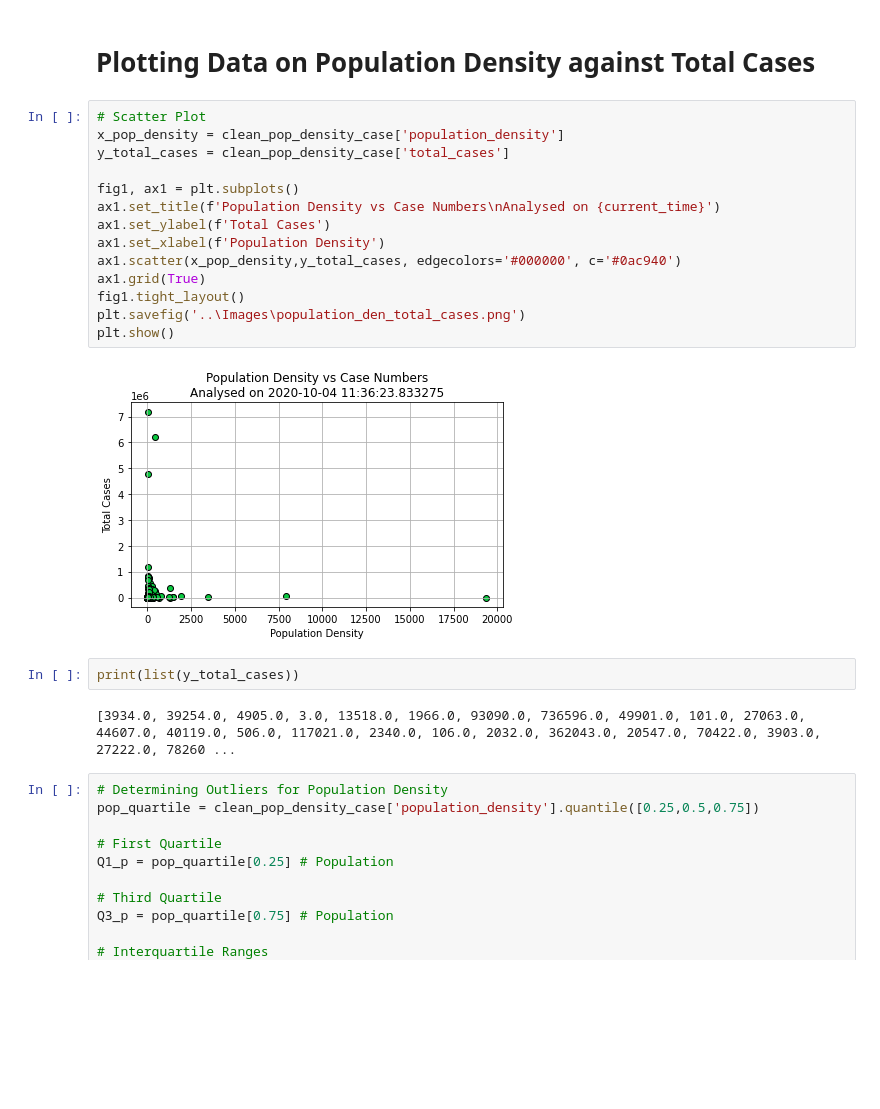
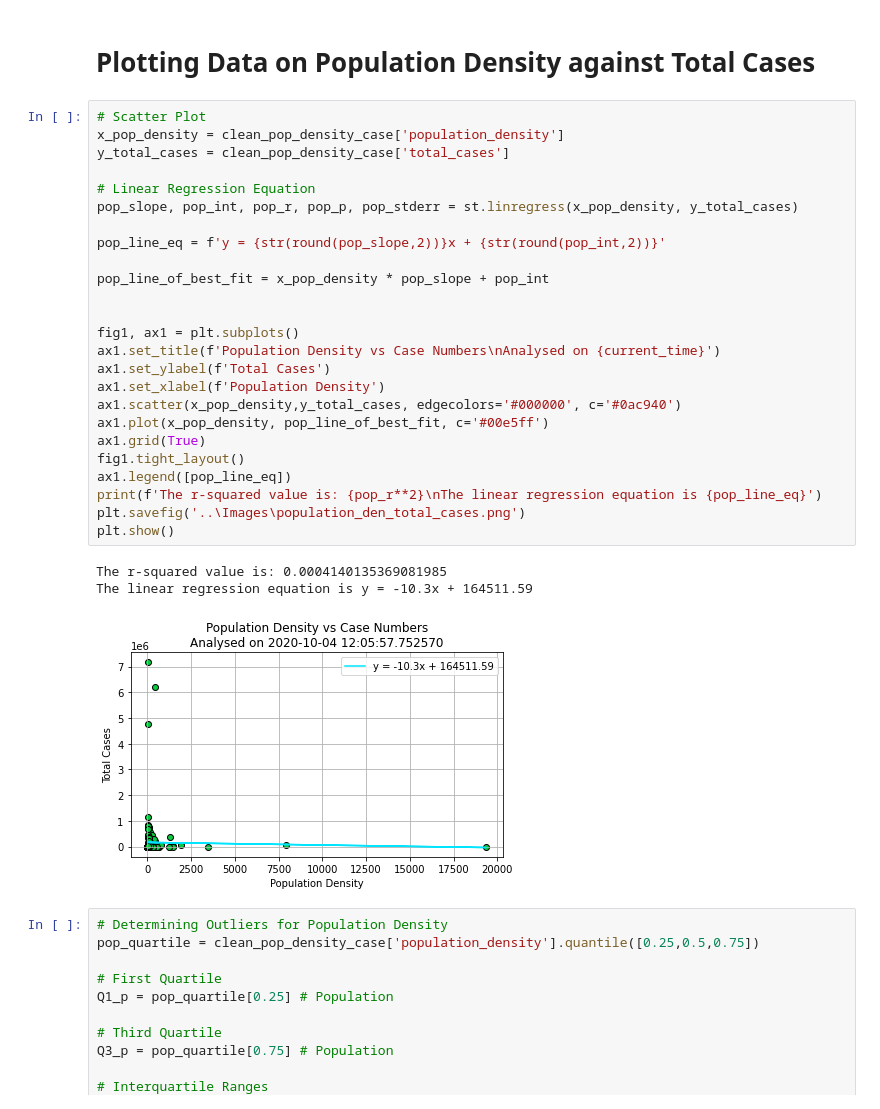
Before and after one commit to skumble27/COVID-19-Causation, a Jupyter notebook: sumukh_kumble/skprojectDraft4.ipynb, the cells around one changed output. Drawn from its saved outputs; the diff is of its cells as text; blank space fills up the shorter version.

```diff
--- a/sumukh_kumble/skprojectDraft4.ipynb
+++ b/sumukh_kumble/skprojectDraft4.ipynb
@@ -225,23 +225,32 @@ clean_pop_density_case
 # %%
 # Scatter Plot
 x_pop_density = clean_pop_density_case['population_density']
 y_total_cases = clean_pop_density_case['total_cases']
+
+# Linear Regression Equation
+pop_slope, pop_int, pop_r, pop_p, pop_stderr = st.linregress(x_pop_density, y_total_cases)
+
+pop_line_eq = f'y = {str(round(pop_slope,2))}x + {str(round(pop_int,2))}'
+
+pop_line_of_best_fit = x_pop_density * pop_slope + pop_int
+
 
 fig1, ax1 = plt.subplots()
 ax1.set_title(f'Population Density vs Case Numbers\nAnalysed on {current_time}')
 ax1.set_ylabel(f'Total Cases')
 ax1.set_xlabel(f'Population Density')
 ax1.scatter(x_pop_density,y_total_cases, edgecolors='#000000', c='#0ac940')
+ax1.plot(x_pop_density, pop_line_of_best_fit, c='#00e5ff')
 ax1.grid(True)
 fig1.tight_layout()
+ax1.legend([pop_line_eq])
+print(f'The r-squared value is: {pop_r**2}\nThe linear regression equation is {pop_line_eq}')
 plt.savefig('..\Images\population_den_total_cases.png')
 plt.show()
 # %% [output]
+The r-squared value is: 0.0004140135369081985
+The linear regression equation is y = -10.3x + 164511.59
-[figure, old version]
+[figure, new version]
-# %%
-print(list(y_total_cases))
-# %% [output]
-[3934.0, 39254.0, 4905.0, 3.0, 13518.0, 1966.0, 93090.0, 736596.0, 49901.0, 101.0, 27063.0, 44607.0, 40119.0, 506.0, 117021.0, 2340.0, 106.0, 2032.0, 362043.0, 20547.0, 70422.0, 3903.0, 27222.0, 78260 ...
 # %%
 # Determining Outliers for Population Density
 pop_quartile = clean_pop_density_case['population_density'].quantile([0.25,0.5,0.75])
```
Also changed, not shown: parts of 2 cells of this notebook, 3 other files.
